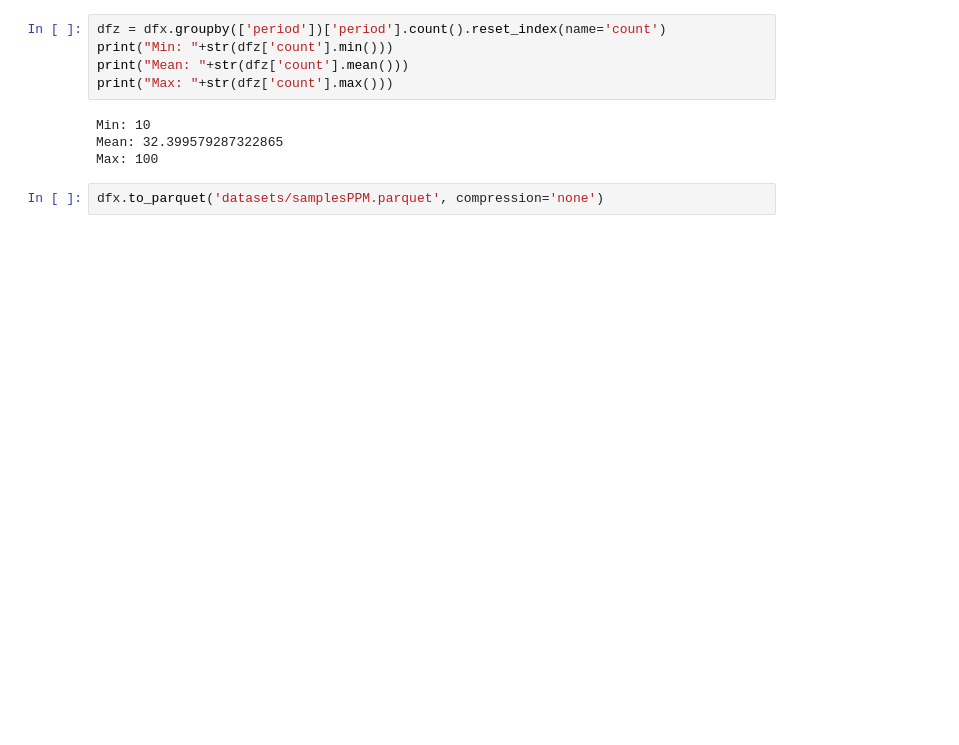
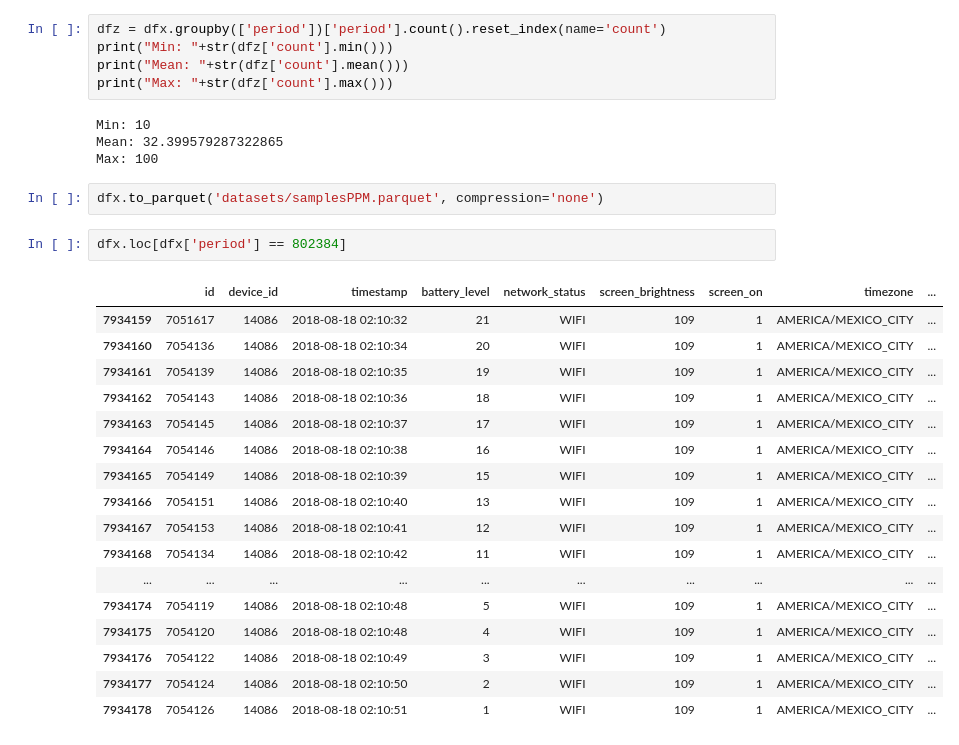
Before and after one commit to greenhub-project/notebooks, a Jupyter notebook: notebooks/CalculatePPM.ipynb, the cells around one changed output. Drawn from its saved outputs; the diff is of its cells as text; blank space fills up the shorter version.

```diff
--- a/notebooks/CalculatePPM.ipynb
+++ b/notebooks/CalculatePPM.ipynb
@@ -74,3 +105,23 @@ Mean: 32.399579287322865
 Max: 100
 # %%
 dfx.to_parquet('datasets/samplesPPM.parquet', compression='none')
+# %%
+dfx.loc[dfx['period'] == 802384]
+# %% [output]
+|  | id | device_id | timestamp | battery_level | network_status | screen_brightness | screen_on | timezone | ... |
+| 7934159 | 7051617 | 14086 | 2018-08-18 02:10:32 | 21 | WIFI | 109 | 1 | AMERICA/MEXICO_CITY | ... |
+| 7934160 | 7054136 | 14086 | 2018-08-18 02:10:34 | 20 | WIFI | 109 | 1 | AMERICA/MEXICO_CITY | ... |
+| 7934161 | 7054139 | 14086 | 2018-08-18 02:10:35 | 19 | WIFI | 109 | 1 | AMERICA/MEXICO_CITY | ... |
+| 7934162 | 7054143 | 14086 | 2018-08-18 02:10:36 | 18 | WIFI | 109 | 1 | AMERICA/MEXICO_CITY | ... |
+| 7934163 | 7054145 | 14086 | 2018-08-18 02:10:37 | 17 | WIFI | 109 | 1 | AMERICA/MEXICO_CITY | ... |
+| 7934164 | 7054146 | 14086 | 2018-08-18 02:10:38 | 16 | WIFI | 109 | 1 | AMERICA/MEXICO_CITY | ... |
+| 7934165 | 7054149 | 14086 | 2018-08-18 02:10:39 | 15 | WIFI | 109 | 1 | AMERICA/MEXICO_CITY | ... |
+| 7934166 | 7054151 | 14086 | 2018-08-18 02:10:40 | 13 | WIFI | 109 | 1 | AMERICA/MEXICO_CITY | ... |
+| 7934167 | 7054153 | 14086 | 2018-08-18 02:10:41 | 12 | WIFI | 109 | 1 | AMERICA/MEXICO_CITY | ... |
+| 7934168 | 7054134 | 14086 | 2018-08-18 02:10:42 | 11 | WIFI | 109 | 1 | AMERICA/MEXICO_CITY | ... |
+| ... | ... | ... | ... | ... | ... | ... | ... | ... | ... |
+| 7934174 | 7054119 | 14086 | 2018-08-18 02:10:48 | 5 | WIFI | 109 | 1 | AMERICA/MEXICO_CITY | ... |
+| 7934175 | 7054120 | 14086 | 2018-08-18 02:10:48 | 4 | WIFI | 109 | 1 | AMERICA/MEXICO_CITY | ... |
+| 7934176 | 7054122 | 14086 | 2018-08-18 02:10:49 | 3 | WIFI | 109 | 1 | AMERICA/MEXICO_CITY | ... |
+| 7934177 | 7054124 | 14086 | 2018-08-18 02:10:50 | 2 | WIFI | 109 | 1 | AMERICA/MEXICO_CITY | ... |
+| 7934178 | 7054126 | 14086 | 2018-08-18 02:10:51 | 1 | WIFI | 109 | 1 | AMERICA/MEXICO_CITY | ... |
```
Also changed, not shown: parts of 10 cells of this notebook, 8 other files.
